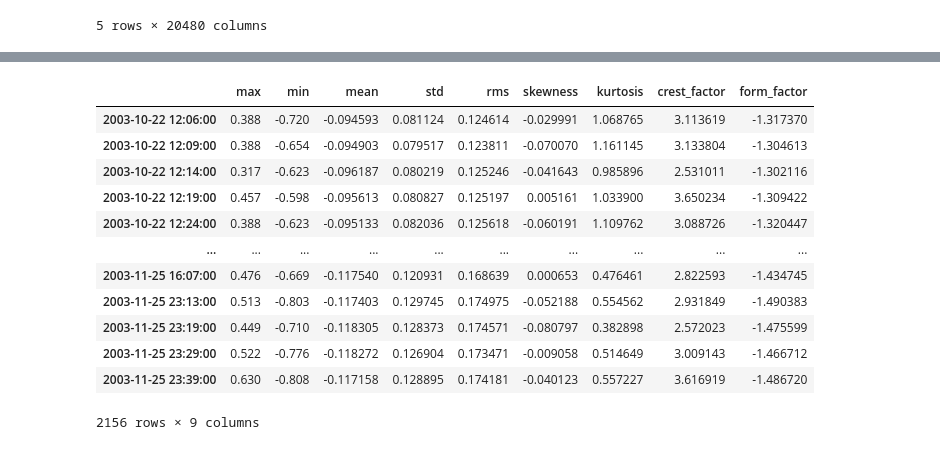
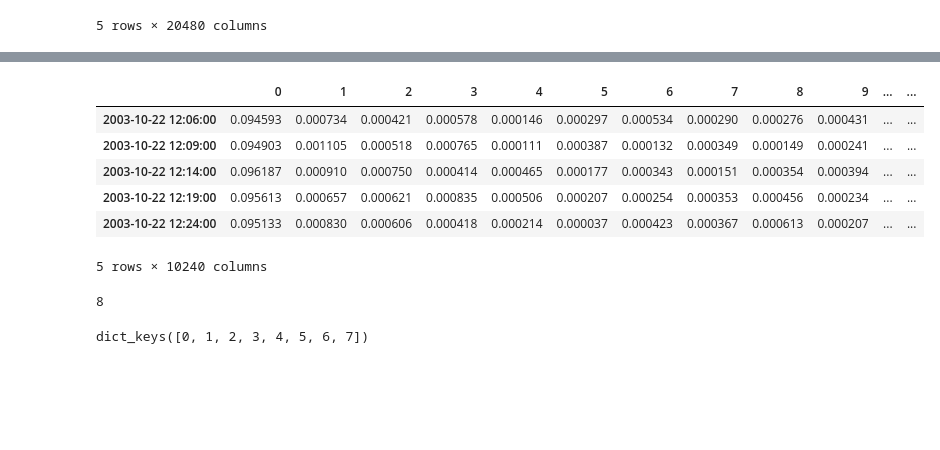
Before and after one commit to KainaK0/mia, a Jupyter notebook: MIA-104_Machine_Learning/EF_01/data_preprocessing.ipynb, the cells around one changed output, grey strips where cells are left out. Saved outputs shown, nothing was run; the diff lists cells and outputs as text; code cells hidden in the pictures; blank space fills up the shorter version.

```diff
--- a/MIA-104_Machine_Learning/EF_01/data_preprocessing.ipynb
+++ b/MIA-104_Machine_Learning/EF_01/data_preprocessing.ipynb
@@ -33,14 +33,14 @@ def to_feature(df):
     data['form_factor'] = data['rms'] / data['mean']
     return data
 # %%
-def fft_freq(df_time:pd.DataFrame):
+def to_freq(df_time:pd.DataFrame):
     df_freq = df_time.copy()
-    filter_vibr = [str(i) for i in range(len(df[0].columns))]
+    filter_vibr = pd.RangeIndex(start=0, stop=len(df_freq.columns), step=1)
     df_freq = df_freq.drop(columns=filter_vibr, axis = 1)
 
     freq_data = []
     for i,row in df_time.iterrows():
-        y = np.array(df_time.loc[i,filter_vibr].tolist())
+        y = np.array(df_time.loc[i,:])
         # vibration_data = data['Vibration'].values
         vibration_data = y
         # Time parameters
@@ -189,3 +266,7 @@ prueba
 for key_test,bearings in tests.items():
     for key_bearing,bearing in bearings.items():
         tests[key_test][key_bearing][1] = to_feature(tests[key_test][key_bearing][0])
+# %%
+for key_test,bearings in tests.items():
+    for key_bearing,bearing in bearings.items():
+        tests[key_test][key_bearing][2] = to_freq(tests[key_test][key_bearing][0])
@@ -192,19 +298,13 @@ for key_test,bearings in tests.items():
 # %%
-tests[0][0][1]
+tests[0][0][1][]
 # %% [output]
-|  | max | min | mean | std | rms | skewness | kurtosis | crest_factor | form_factor |
-| 2003-10-22 12:06:00 | 0.388 | -0.720 | -0.094593 | 0.081124 | 0.124614 | -0.029991 | 1.068765 | 3.113619 | -1.317370 |
-| 2003-10-22 12:09:00 | 0.388 | -0.654 | -0.094903 | 0.079517 | 0.123811 | -0.070070 | 1.161145 | 3.133804 | -1.304613 |
-| 2003-10-22 12:14:00 | 0.317 | -0.623 | -0.096187 | 0.080219 | 0.125246 | -0.041643 | 0.985896 | 2.531011 | -1.302116 |
-| 2003-10-22 12:19:00 | 0.457 | -0.598 | -0.095613 | 0.080827 | 0.125197 | 0.005161 | 1.033900 | 3.650234 | -1.309422 |
-| 2003-10-22 12:24:00 | 0.388 | -0.623 | -0.095133 | 0.082036 | 0.125618 | -0.060191 | 1.109762 | 3.088726 | -1.320447 |
-| ... | ... | ... | ... | ... | ... | ... | ... | ... | ... |
-| 2003-11-25 16:07:00 | 0.476 | -0.669 | -0.117540 | 0.120931 | 0.168639 | 0.000653 | 0.476461 | 2.822593 | -1.434745 |
-| 2003-11-25 23:13:00 | 0.513 | -0.803 | -0.117403 | 0.129745 | 0.174975 | -0.052188 | 0.554562 | 2.931849 | -1.490383 |
-| 2003-11-25 23:19:00 | 0.449 | -0.710 | -0.118305 | 0.128373 | 0.174571 | -0.080797 | 0.382898 | 2.572023 | -1.475599 |
-| 2003-11-25 23:29:00 | 0.522 | -0.776 | -0.118272 | 0.126904 | 0.173471 | -0.009058 | 0.514649 | 3.009143 | -1.466712 |
-| 2003-11-25 23:39:00 | 0.630 | -0.808 | -0.117158 | 0.128895 | 0.174181 | -0.040123 | 0.557227 | 3.616919 | -1.486720 |
+|  | 0 | 1 | 2 | 3 | 4 | 5 | 6 | 7 | 8 | 9 | ... | ... |
+| 2003-10-22 12:06:00 | 0.094593 | 0.000734 | 0.000421 | 0.000578 | 0.000146 | 0.000297 | 0.000534 | 0.000290 | 0.000276 | 0.000431 | ... | ... |
+| 2003-10-22 12:09:00 | 0.094903 | 0.001105 | 0.000518 | 0.000765 | 0.000111 | 0.000387 | 0.000132 | 0.000349 | 0.000149 | 0.000241 | ... | ... |
+| 2003-10-22 12:14:00 | 0.096187 | 0.000910 | 0.000750 | 0.000414 | 0.000465 | 0.000177 | 0.000343 | 0.000151 | 0.000354 | 0.000394 | ... | ... |
+| 2003-10-22 12:19:00 | 0.095613 | 0.000657 | 0.000621 | 0.000835 | 0.000506 | 0.000207 | 0.000254 | 0.000353 | 0.000456 | 0.000234 | ... | ... |
+| 2003-10-22 12:24:00 | 0.095133 | 0.000830 | 0.000606 | 0.000418 | 0.000214 | 0.000037 | 0.000423 | 0.000367 | 0.000613 | 0.000207 | ... | ... |
-2156 rows × 9 columns
+5 rows × 10240 columns
 # %%
 # test = 2
 # for bearing in bearings:
@@ -379,0 +325,8 @@ freq_df.shape
+# %%
+len(tests[0])
+# %% [output]
+8
+# %%
+tests[test-1].keys()
+# %% [output]
+dict_keys([0, 1, 2, 3, 4, 5, 6, 7])
```
Also changed, not shown: parts of 56 cells of this notebook.
